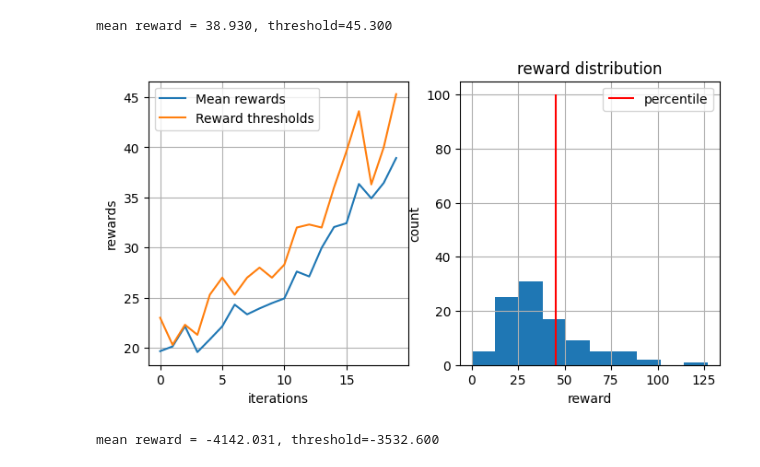
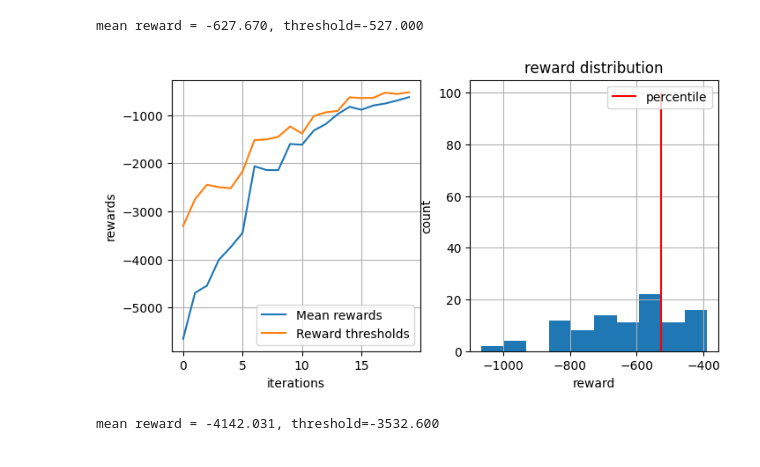
Before and after one commit to voorhs/rl, a Jupyter notebook: hw1/testbed.ipynb, the cells around one changed output. Saved outputs shown, nothing was run; the diff lists cells and outputs as text; code cells hidden in the pictures.

```diff
--- a/hw1/testbed.ipynb
+++ b/hw1/testbed.ipynb
@@ -1,15 +1,24 @@
 # %%
+from sklearn.neural_network import MLPClassifier
 from src.deep import experiment
 
 experiment(
-    env_name="CartPole-v1",
+    env_name="MountainCar-v0",
+    network=MLPClassifier(
+        hidden_layer_sizes=(20, 20),
+        activation="tanh",
+    ),
     n_iter=20,
     n_sessions=100,
-    percentile=70
+    percentile=70,
+    mean_reward_to_win=-150,
+    mp=True,
+    t_max=int(2e4),
+    n_batches_reuse=3
 )
 # %% [output]
-mean reward = 38.930, threshold=45.300
+mean reward = -627.670, threshold=-527.000
-[figure, old version]
+[figure, new version]
 # %%
 from src.deep import experiment
 
```
Also changed, not shown: parts of 2 cells of this notebook, 6 other files.
